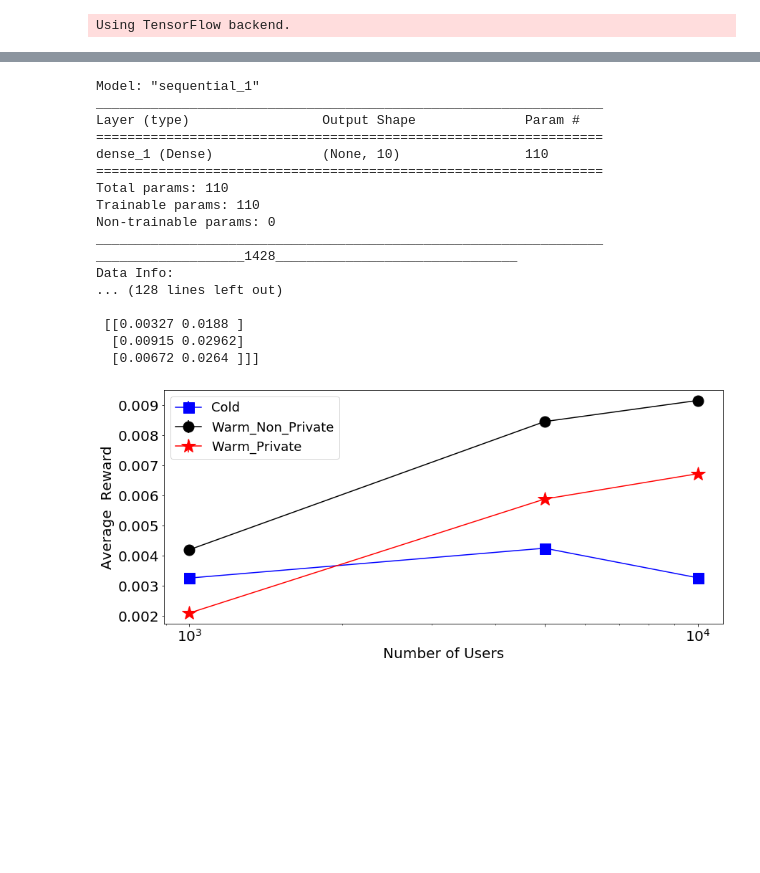
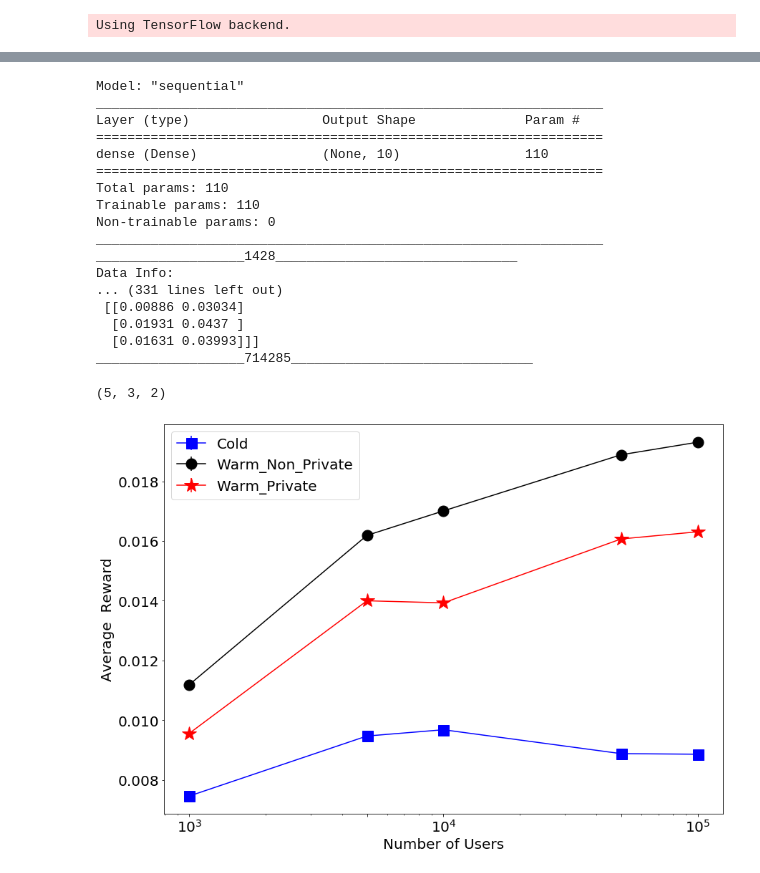
Before and after one commit to mmalekzadeh/privacy-preserving-bandits, a Jupyter notebook: experiments/2_a_synthetic_exp.ipynb, the cells around one changed output, grey strips where cells are left out. Drawn from its saved outputs; the diff is of its cells as text; code cells hidden in the pictures; blank space fills up the shorter version.

```diff
--- a/experiments/2_a_synthetic_exp.ipynb
+++ b/experiments/2_a_synthetic_exp.ipynb
@@ -18,15 +29,18 @@ With current setting, about 5-10 minutes.
+# %%
+context_size = 10 ## This is `d` in the paper
+n_actions = 10 ## This is `A` in the paper
+n_samples = 10 ## This is `T` in the paper
+early_frac = .70
+users_rng = np.array([1e3, 5e3, 1e4, 5e4, 1e5])
+## Here we use small number_of_users just for getting fastter results.
+# users_rng = np.array([1000., 5000., 10000.])
+n_users_rng = users_rng.copy()
+n_users_rng /= early_frac
+n_users_rng = n_users_rng.astype(int)
+reports = list()
 # %%
-context_size = 10
-n_actions = 10
-n_samples = 10
-early_frac = .70
-#users_rng = np.array([1000., 5000., 10000., 50000., 100000.])
-## Here we use small number_of_users just for getting fastter results.
-users_rng = np.array([1000., 5000., 10000.])
-n_users_rng = users_rng.copy()
-n_users_rng /= early_frac
-n_users_rng = n_users_rng.astype(int)
-reports = list()
+
+tf.random.set_seed(context_size)
 
 def make_mapping_function(n_inputs, n_outputs):
             mapping_function = Sequential()
@@ -35,6 +49,9 @@ def make_mapping_function(n_inputs, n_outputs):
             return mapping_function
 mapping_function = make_mapping_function(context_size,n_actions)
 mapping_function.summary()
+
+mapping_function.save_weights("mapping_function.h5")
+mapping_function.load_weights("mapping_function.h5")
 
 for n_users in n_users_rng:
 
@@ -57,15 +74,15 @@ for n_users in n_users_rng:
                                dec_digits = 1,
                                bin_size = 10)
     reports.append(report)
-    np.save("_SysML_Synthetic_2_"+str(n_samples)+"_"+str(n_actions)+"_"+str(context_size)+".npy", np.array(reports))
+    np.save("p2b_synthetic_"+str(n_samples)+"_"+str(n_actions)+"_"+str(context_size)+".npy", np.array(reports))
     print("\nResults:\n",np.array(reports))
 reports = np.array(reports)
 # %% [output]
-Model: "sequential_1"
+Model: "sequential"
 _________________________________________________________________
 Layer (type)                 Output Shape              Param #
 =================================================================
-dense_1 (Dense)              (None, 10)                110
+dense (Dense)                (None, 10)                110
 =================================================================
 Total params: 110
 Trainable params: 110
@@ -73,28 +90,37 @@ Non-trainable params: 0
 _________________________________________________________________
 ___________________1428_______________________________
 Data Info:
-... (128 lines left out)
-
- [[0.00327 0.0188 ]
-  [0.00915 0.02962]
-  [0.00672 0.0264 ]]]
+... (331 lines left out)
+ [[0.00886 0.03034]
+  [0.01931 0.0437 ]
+  [0.01631 0.03993]]]
+___________________714285_______________________________
+# %%
+reports = np.load("p2b_synthetic_"+str(n_samples)+"_"+str(n_actions)+"_"+str(context_size)+".npy")
+reports.shape
+# %% [output]
+(5, 3, 2)
 # %%
 import matplotlib.pyplot as plt
 def paint_reports(reports, users_rng):
-    x_ax = users_rng
+    x_ax = np.array(users_rng).astype(int)
+
     fmts = ['bs-', 'ko-', 'r*-']
     plt.errorbar(x_ax, reports[:,0,0], reports[:,0,1]//1, fmt=fmts[0], ms=15, ecolor="blue", label="Cold")
     plt.errorbar(x_ax, reports[:,1,0], reports[:,1,1]//1, fmt=fmts[1], ms=15, ecolor="black", label="Warm_Non_Private")
     plt.errorbar(x_ax, reports[:,2,0], reports[:,2,1]//1, fmt=fmts[2], ms=20, ecolor="red", label="Warm_Private")
 
-plt.figure(figsize=(14,6))
+users_rng = np.array([1e3, 5e3, 1e4, 5e4, 1e5])
+
+plt.figure(figsize=(14,10))
+reports = np.array(reports)
 paint_reports(reports, users_rng)
 plt.xscale('log')
 plt.xlabel('Number of Users', size=20)
 plt.ylabel('Average  Reward', size=20)
 plt.xticks(users_rng,size=20)
 plt.yticks(size=20)
-plt.legend( ncol=1, prop={'size': 18})
+plt.legend( ncol=1, loc='upper left', prop={'size': 20})
 plt.show()
 # %% [output]
-[figure, old version]
+[figure, new version]
```
Also changed, not shown: parts of 5 cells of this notebook, 1 other file.
